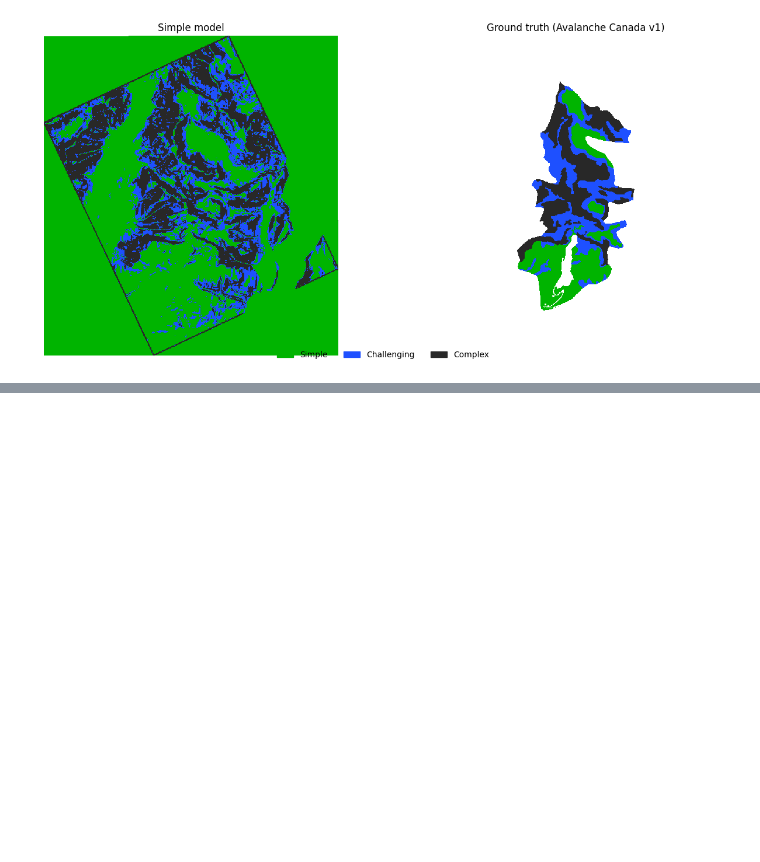
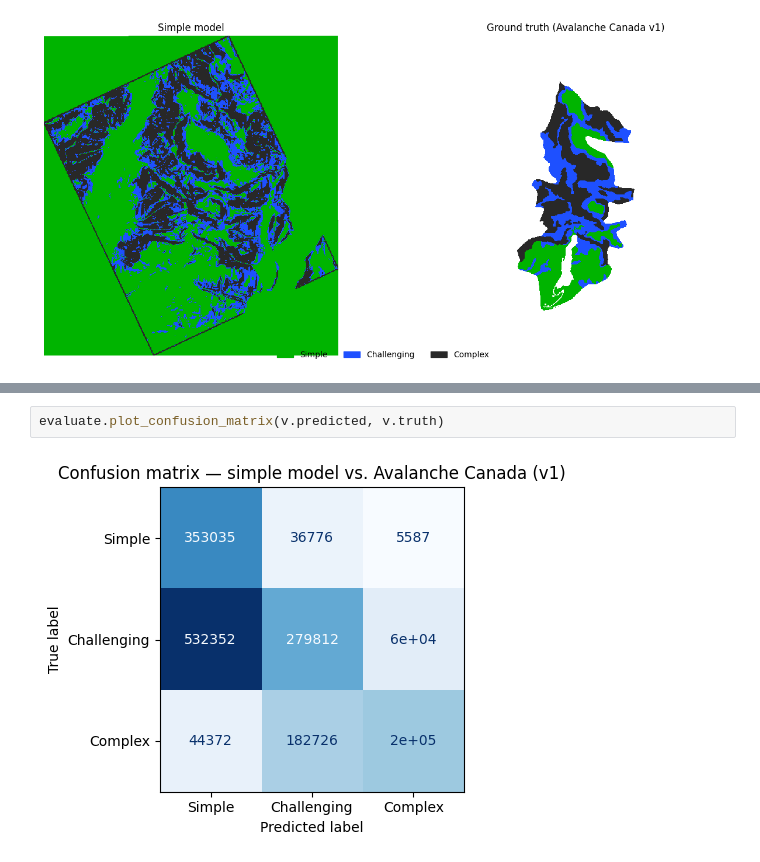
Before and after one commit to jacKlinc/ice-autoATES, a Jupyter notebook: notebooks/validation.ipynb, the cells around one changed output, grey strips where cells are left out. Drawn from its saved outputs; the diff is of its cells as text; blank space fills up the shorter version.

```diff
--- a/notebooks/validation.ipynb
+++ b/notebooks/validation.ipynb
@@ -44,0 +59,4 @@ evaluate.plot_side_by_side(v.predicted, v.truth, predicted_title="Simple model")
+# %%
+evaluate.plot_confusion_matrix(v.predicted, v.truth)
+# %% [output]
+[figure, added]
```
Also changed, not shown: parts of 13 cells of this notebook, 8 other files.
